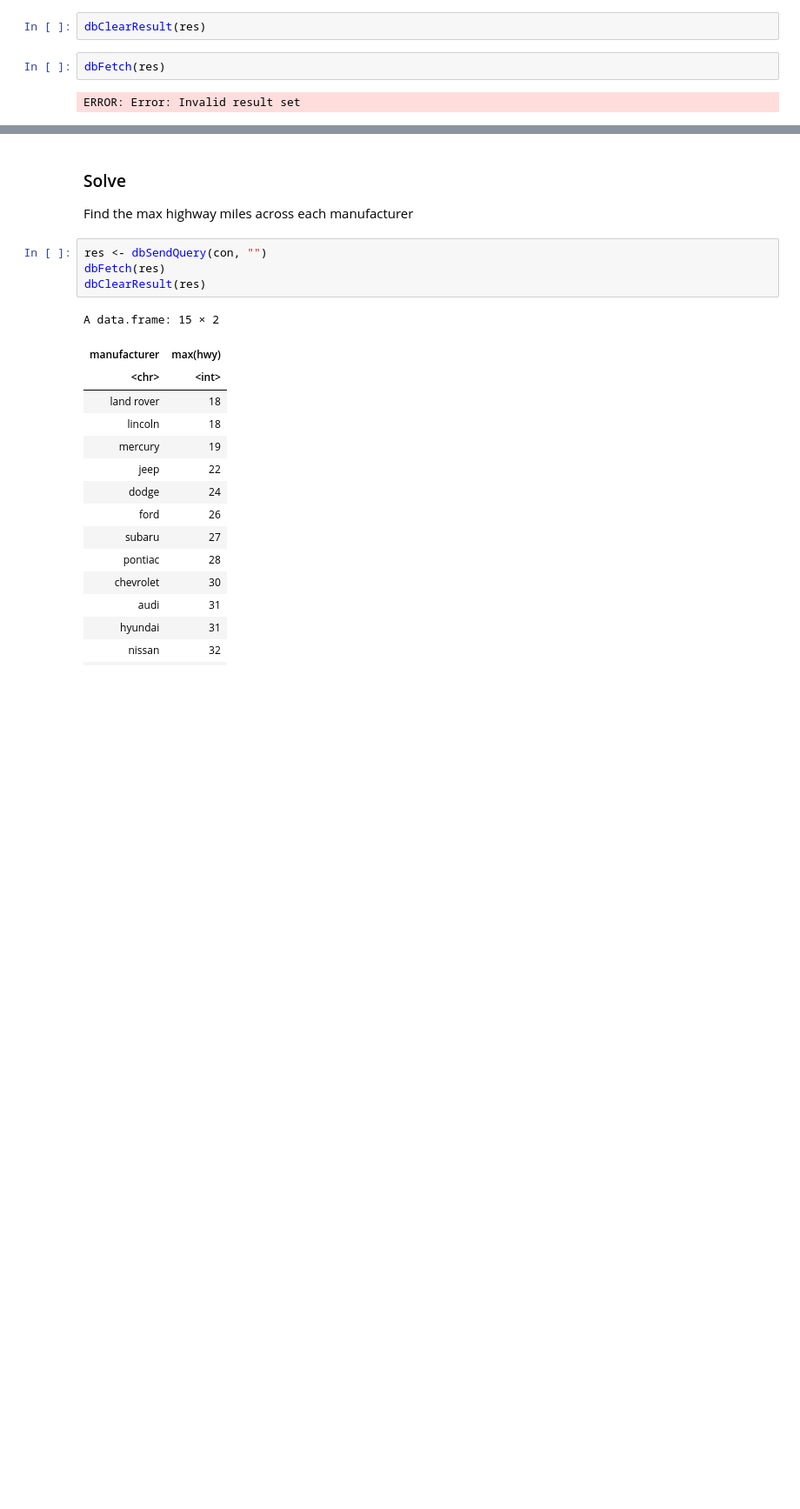
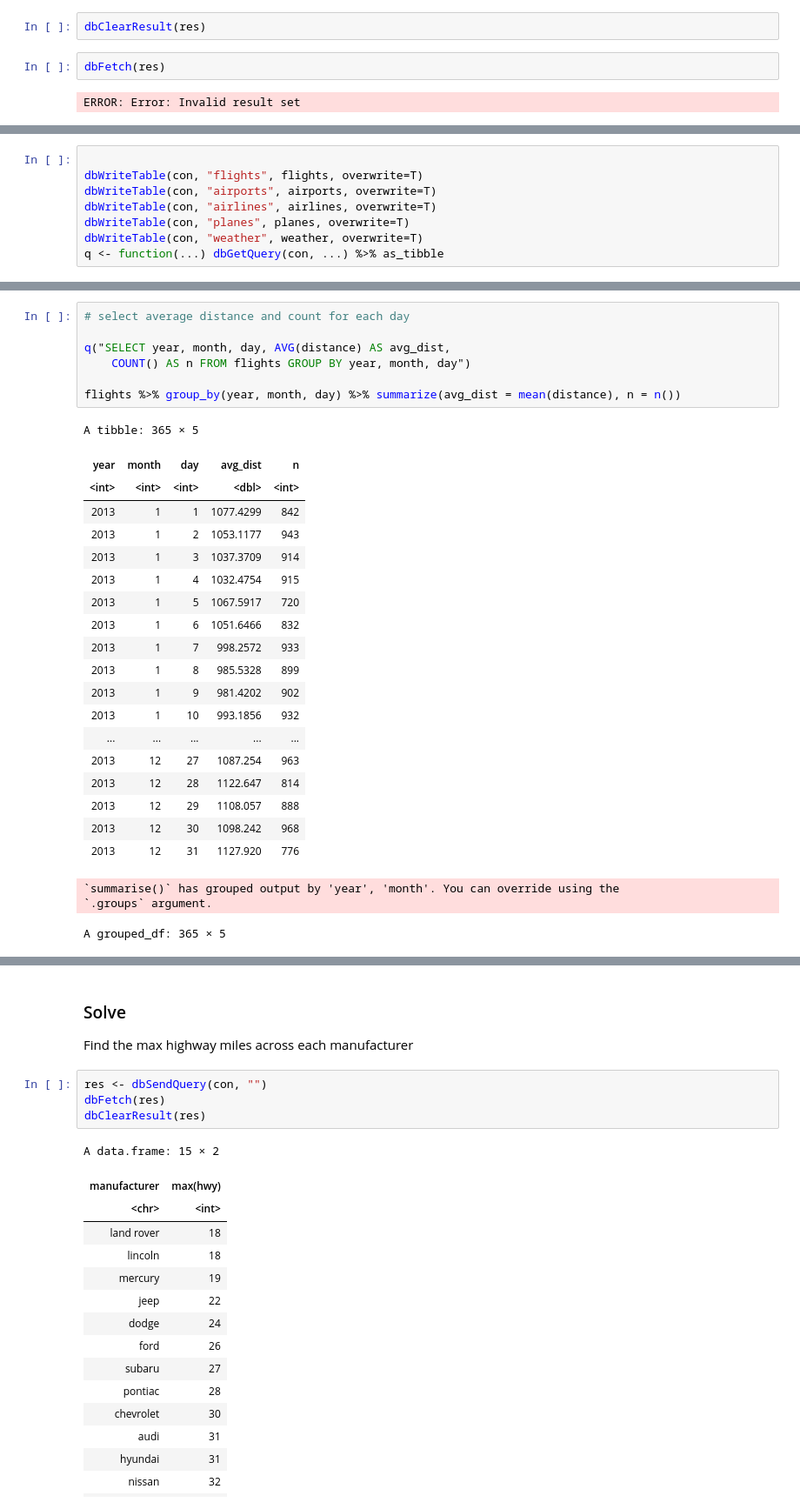
Before and after one commit to jravi123/stats306-w23, a Jupyter notebook: lectures/week6/lecture09.ipynb, the cells around one changed output, grey strips where cells are left out. Shown at 87% size. Saved outputs shown, nothing was run; the diff lists cells and outputs as text; blank space fills up the shorter version.

```diff
--- a/lectures/week6/lecture09.ipynb
+++ b/lectures/week6/lecture09.ipynb
@@ -151,0 +288,8 @@ ERROR: Error: Invalid result set
+# %%
+
+dbWriteTable(con, "flights", flights, overwrite=T)
+dbWriteTable(con, "airports", airports, overwrite=T)
+dbWriteTable(con, "airlines", airlines, overwrite=T)
+dbWriteTable(con, "planes", planes, overwrite=T)
+dbWriteTable(con, "weather", weather, overwrite=T)
+q <- function(...) dbGetQuery(con, ...) %>% as_tibble
@@ -151,0 +334,30 @@ ERROR: Error: Invalid result set
+# %%
+# select average distance and count for each day
+
+q("SELECT year, month, day, AVG(distance) AS avg_dist,
+    COUNT() AS n FROM flights GROUP BY year, month, day")
+
+flights %>% group_by(year, month, day) %>% summarize(avg_dist = mean(distance), n = n())
+# %% [output]
+A tibble: 365 × 5
+| year | month | day | avg_dist | n |
+| <int> | <int> | <int> | <dbl> | <int> |
+| 2013 | 1 | 1 | 1077.4299 | 842 |
+| 2013 | 1 | 2 | 1053.1177 | 943 |
+| 2013 | 1 | 3 | 1037.3709 | 914 |
+| 2013 | 1 | 4 | 1032.4754 | 915 |
+| 2013 | 1 | 5 | 1067.5917 | 720 |
+| 2013 | 1 | 6 | 1051.6466 | 832 |
+| 2013 | 1 | 7 | 998.2572 | 933 |
+| 2013 | 1 | 8 | 985.5328 | 899 |
+| 2013 | 1 | 9 | 981.4202 | 902 |
+| 2013 | 1 | 10 | 993.1856 | 932 |
+| ... | ... | ... | ... | ... |
+| 2013 | 12 | 27 | 1087.254 | 963 |
+| 2013 | 12 | 28 | 1122.647 | 814 |
+| 2013 | 12 | 29 | 1108.057 | 888 |
+| 2013 | 12 | 30 | 1098.242 | 968 |
+| 2013 | 12 | 31 | 1127.920 | 776 |
+`summarise()` has grouped output by 'year', 'month'. You can override using the
+`.groups` argument.
+A grouped_df: 365 × 5
```
Also changed, not shown: parts of 39 cells of this notebook.
